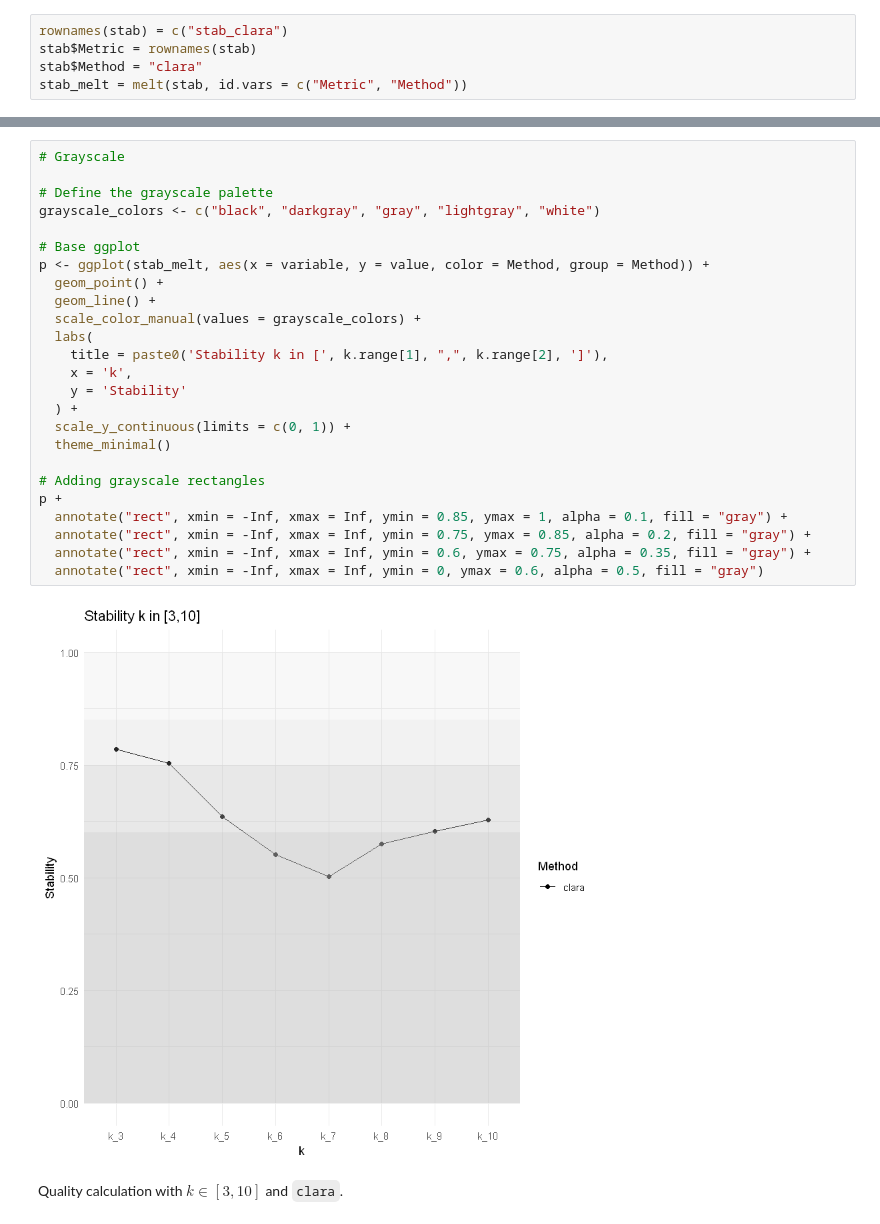
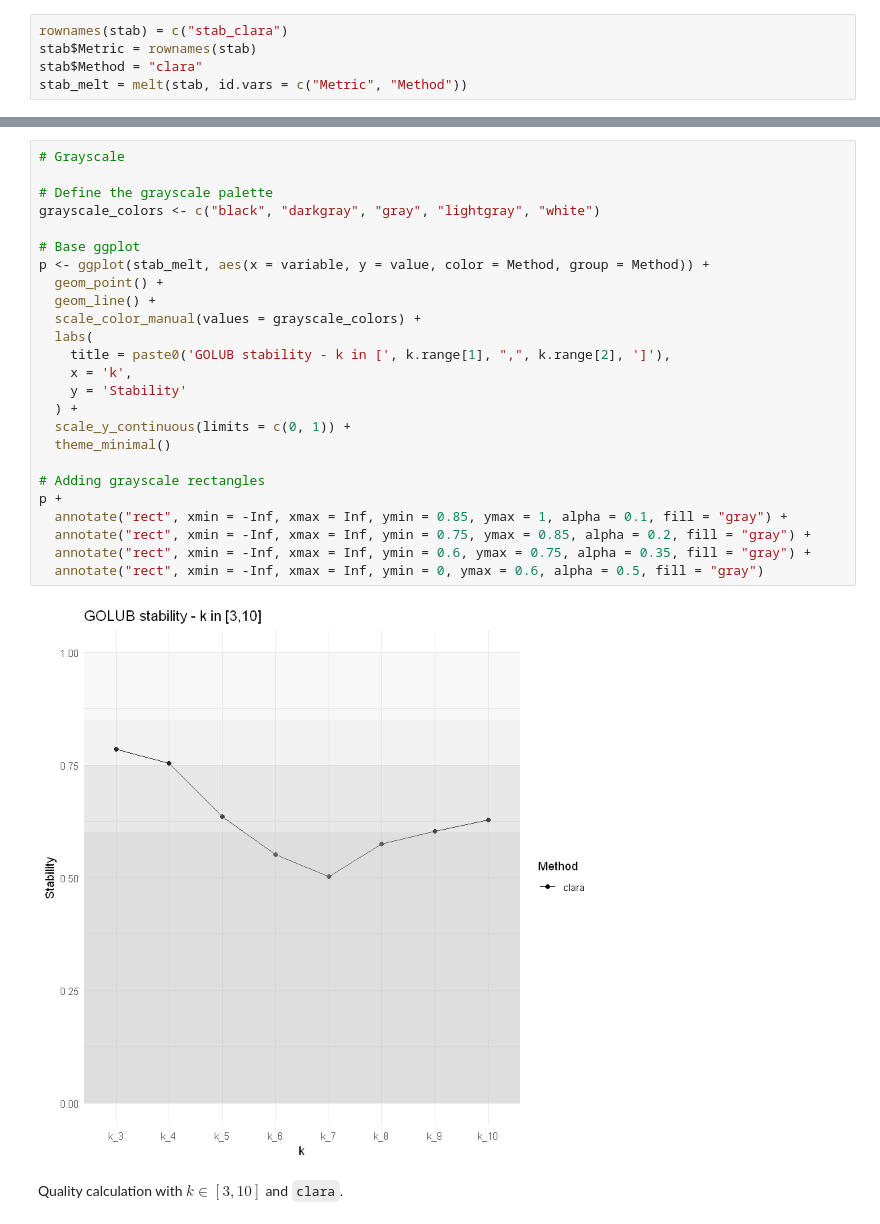
Before and after one commit to neobernad/evaluomeR, a Jupyter notebook: notebooks/use_cases/golub.ipynb, the cells around one changed output, grey strips where cells are left out. Saved outputs shown, nothing was run; the diff lists cells and outputs as text.

```diff
--- a/notebooks/use_cases/golub.ipynb
+++ b/notebooks/use_cases/golub.ipynb
@@ -247,30 +247,30 @@ p +
 # %%
 # Grayscale
 
 # Define the grayscale palette
 grayscale_colors <- c("black", "darkgray", "gray", "lightgray", "white")
 
 # Base ggplot
 p <- ggplot(stab_melt, aes(x = variable, y = value, color = Method, group = Method)) +
   geom_point() +
   geom_line() +
   scale_color_manual(values = grayscale_colors) +
   labs(
-    title = paste0('Stability k in [', k.range[1], ",", k.range[2], ']'),
+    title = paste0('GOLUB stability - k in [', k.range[1], ",", k.range[2], ']'),
     x = 'k',
     y = 'Stability'
   ) +
   scale_y_continuous(limits = c(0, 1)) +
   theme_minimal()
 
 # Adding grayscale rectangles
 p +
   annotate("rect", xmin = -Inf, xmax = Inf, ymin = 0.85, ymax = 1, alpha = 0.1, fill = "gray") +
   annotate("rect", xmin = -Inf, xmax = Inf, ymin = 0.75, ymax = 0.85, alpha = 0.2, fill = "gray") +
   annotate("rect", xmin = -Inf, xmax = Inf, ymin = 0.6, ymax = 0.75, alpha = 0.35, fill = "gray") +
   annotate("rect", xmin = -Inf, xmax = Inf, ymin = 0, ymax = 0.6, alpha = 0.5, fill = "gray")
 # %% [output]
-[figure, old version]
+[figure, new version]
 # %% [markdown]
 Quality calculation with $k \in [3,10]$ and `clara`.
 # %%
```
Also changed, not shown: parts of 6 cells of this notebook.
